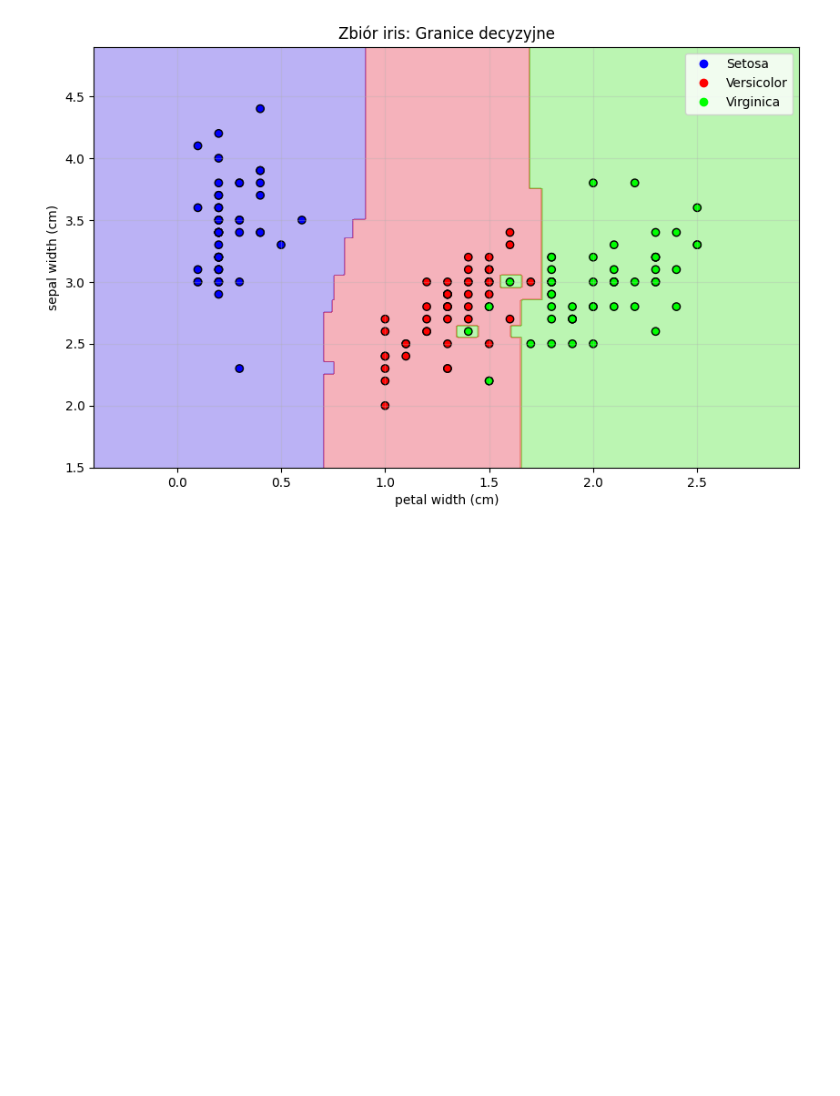
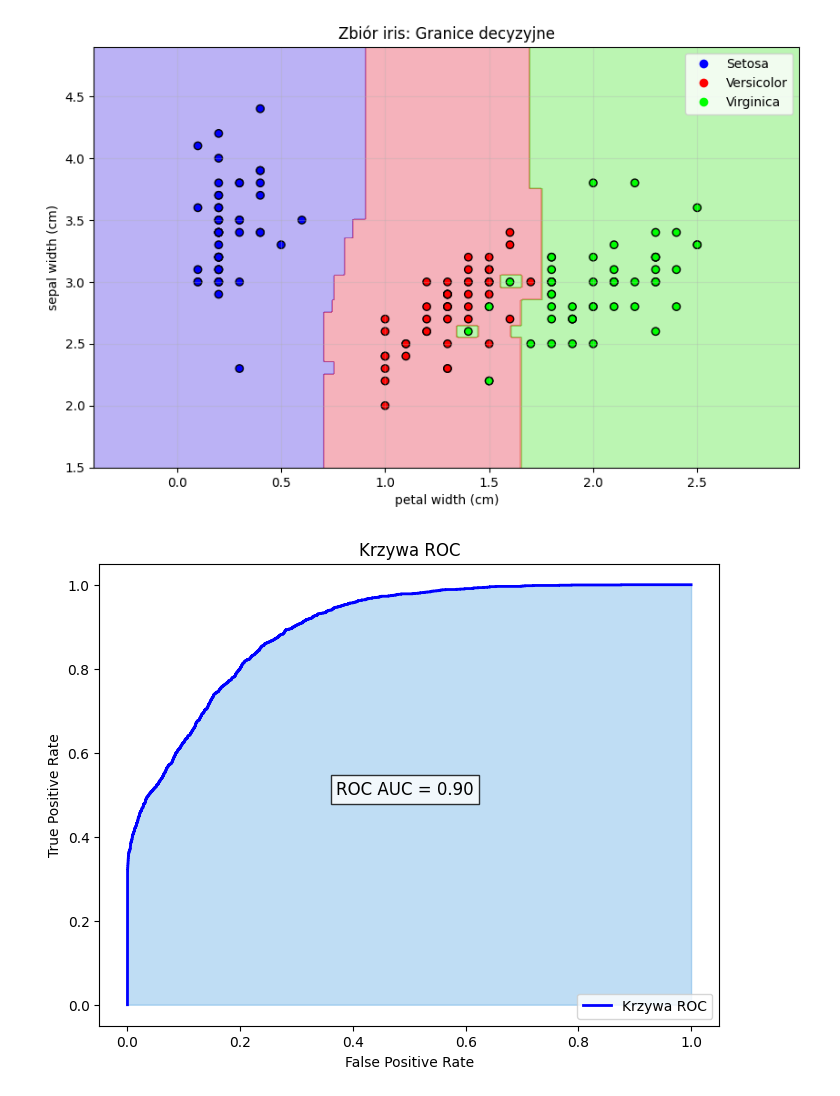
Before and after one commit to wilkdominik/Praca-licencjacka, a Jupyter notebook: Eksperyment koncowy/klasyfikacja_przyklad.ipynb, the cells around one changed output. Cells and saved outputs as stored; diff of their text form; code cells hidden in the pictures; blank space fills up the shorter version.

```diff
--- a/Eksperyment koncowy/klasyfikacja_przyklad.ipynb
+++ b/Eksperyment koncowy/klasyfikacja_przyklad.ipynb
@@ -70,3 +46,39 @@ plt.grid(True, alpha=0.3)
 plt.show()
 # %% [output]
 [figure]
+# %%
+import pandas as pd
+from sklearn.model_selection import train_test_split
+from sklearn.linear_model import LogisticRegression
+from sklearn.metrics import roc_curve, auc
+import matplotlib.pyplot as plt
+
+diabetes = pd.read_csv('diabetes_prediction_dataset.csv')
+diabetes = pd.get_dummies(diabetes, columns=['gender', 'smoking_history'], dtype=int)
+X=diabetes.drop('diabetes',axis=1)
+Y=diabetes['diabetes']
+
+X_train, X_test, y_train, y_test = train_test_split(X,Y,test_size=0.2)
+# %%
+model = LogisticRegression(C=0.000005)
+model.fit(X_train, y_train)
+
+
+y_probs = model.predict_proba(X_test)[:, 1]
+
+# 4. Obliczanie krzywej ROC
+fpr, tpr, thresholds = roc_curve(y_test, y_probs)
+roc_auc = auc(fpr, tpr)
+# %%
+plt.figure(figsize=(8, 6))
+plt.plot(fpr, tpr, color='blue', lw=2, label=f'Krzywa ROC')
+plt.fill_between(fpr, tpr, step='post', alpha=0.3, color='#2E90DB')
+plt.text(0.37, 0.5, f'ROC AUC = {roc_auc:.2f}', fontsize=12,
+         bbox=dict(facecolor='white', alpha=0.8))
+plt.xlabel('False Positive Rate')
+plt.ylabel('True Positive Rate')
+plt.title('Krzywa ROC')
+plt.legend(loc="lower right")
+plt.show()
+# %% [output]
+[figure, added]
```
Also changed, not shown: parts of 1 cell of this notebook, 2 other files.
